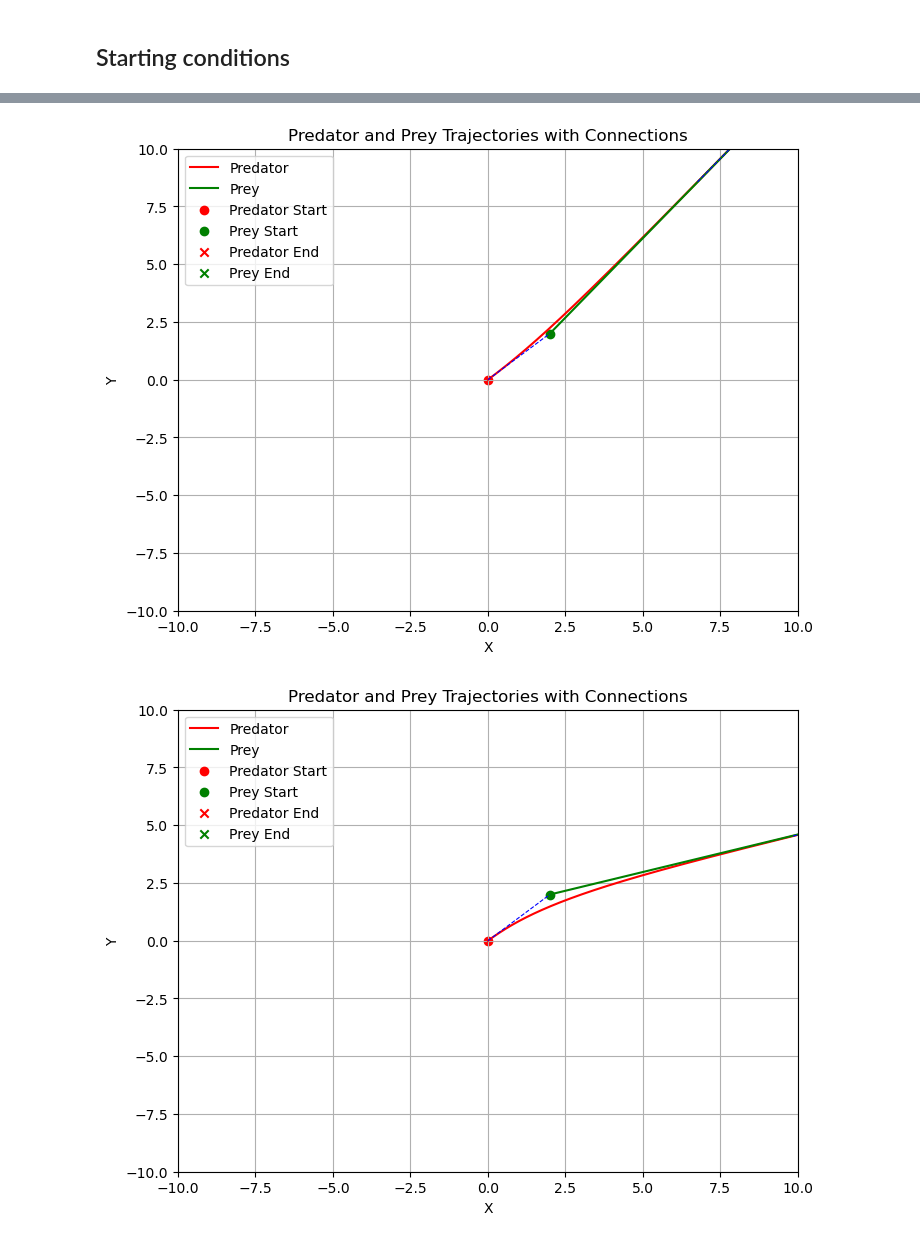
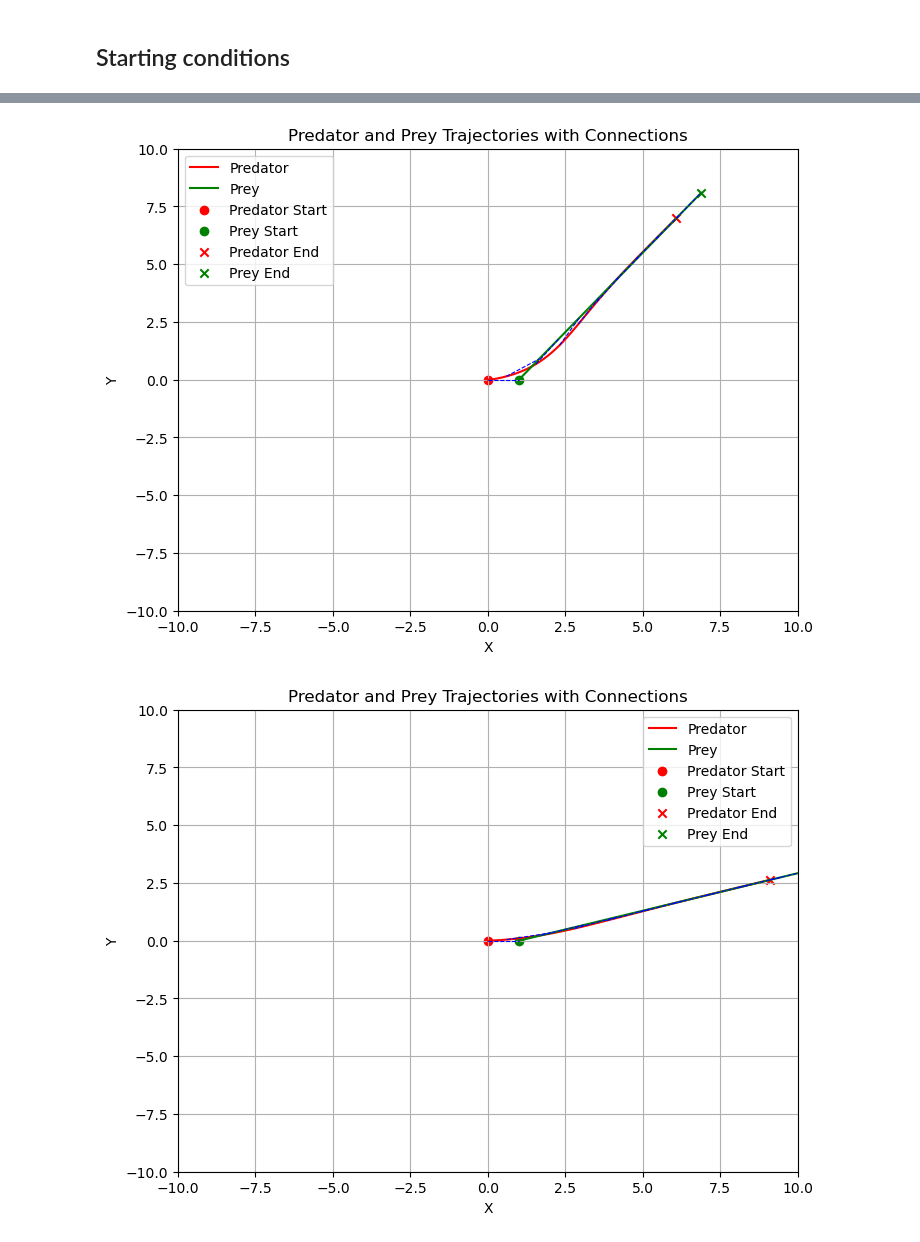
Before and after one commit to quercia-dev/pursuit-curves, a Jupyter notebook: 00_Deterministic.ipynb, the cells around one changed output, grey strips where cells are left out. Cells and saved outputs as stored; diff of their text form; code cells hidden in the pictures.

```diff
--- a/00_Deterministic.ipynb
+++ b/00_Deterministic.ipynb
@@ -34,7 +19,7 @@ params['n_steps'] = round(100 / params['dt'])
 # feature: 0=x, 1=x',2=x''
 # dims 2D
 
-def get_trajectory(deg: float):
+def get_trajectory(deg: float, params: dict):
 
     state = np.zeros((params['n_steps'], 2, 3, 2), dtype=float)
 
@@ -46,8 +31,8 @@ def get_trajectory(deg: float):
     rad = np.deg2rad(deg)
 
     # initial prey pos, vel, acc
-    state[0, 1, 0] = [2, 2]
-    state[0, 1, 1] = [np.sin(rad) * params['x1_max'], np.cos(rad) * params['x1_max']]
+    state[0, 1, 0] = [1, 0]
+    state[0, 1, 1] = [np.sin(rad) * params['11_max'], np.cos(rad) * params['11_max']]
     state[0, 1, 2] = [0, 0]
 
     return state
@@ -93,10 +78,10 @@ def simulate(state, params):
     """
     n_steps = state.shape[0]
     dt = params["dt"]
-    y1_max = params["y1_max"]
-    x1_max = params["x1_max"]
-    y2_max = params["y2_max"]
-    x2_max = params["x2_max"]
+    y1_max = params["01_max"]
+    x1_max = params["11_max"]
+    y2_max = params["02_max"]
+    x2_max = params["12_max"]
     r_kill = params["R_kill"]
     r_react = params["R_react"]
 
@@ -110,21 +95,16 @@ def simulate(state, params):
             state[t, :, 2, :] = 0  # zero accelerations
 
             # Cut the tensor after capture
-            state = state[:t+1]
+            state = state[:t]
             break
         elif distance < r_react:
             # Prey reacts: rotate predator-prey vector 90° right
             direction = state[t-1, 1, 0] - state[t-1, 0, 0]
-            desired = normalize(rotate_right_90(direction)) * y2_max
-            state[t, 1, 2, :] = desired - state[t-1, 1, 1, :]
-        else:
-            # Prey keeps previous acceleration
-            state[t, 1, 2, :] = state[t-1, 1, 2, :]
+            state[t-1, 1, 2, :] = normalize(rotate_right_90(direction)) * y2_max
 
         # Predator always steers toward prey
         direction = state[t-1, 1, 0] - state[t-1, 0, 0]
-        desired = normalize(direction) * x2_max
-        state[t, 0, 2, :] = desired - state[t-1, 0, 1, :]
+        state[t-1, 0, 2, :] = normalize(direction) * x2_max
 
         # Step positions and velocities
         step(state, t, dt, y1_max, x1_max)
@@ -191,19 +171,19 @@ for i in range(n):
     params = {
         "dt": 0.0001,
 
-        "x1_max": 1,
-        "y1_max": 3,
+        "11_max": 1,
+        "01_max": 1, # >
 
-        "x2_max": 3,
-        "y2_max": 1,
+        "12_max": 1, # >
+        "02_max": 1,
 
         "R_kill": 0.001,
-        "R_react": 2,
+        "R_react": 1,
     }
 
-    params['n_steps'] = round(100 / params['dt'])
+    params['n_steps'] = round(10 / params['dt'])
 
-    state = get_trajectory(360/n*i)
+    state = get_trajectory(360/n*i, params)
     simulate(state, params)
     plot_trajectories(state, 10)
     recordings += [state]
@@ -212,2 +192,2 @@ for i in range(n):
-[figure, old version]
+[figure, new version]
-[figure, old version]
+[figure, new version]
```
Also changed, not shown: parts of 3 cells of this notebook.
